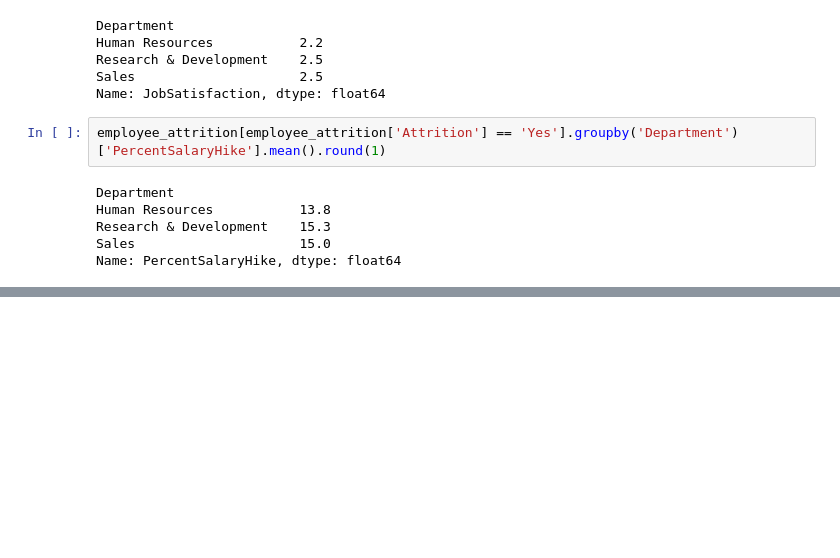
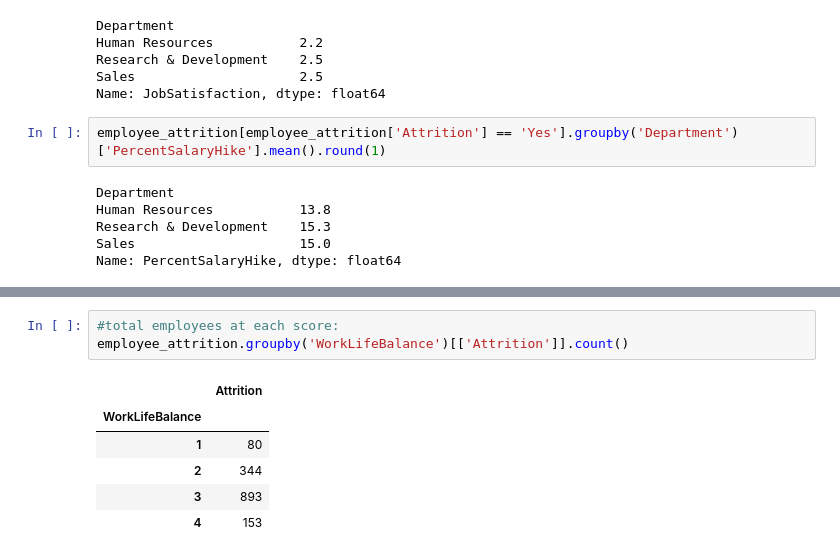
Before and after one commit to netashtayer94-tech/Final-Project---Python, a Jupyter notebook: Python_Final_Project.ipynb, the cells around one changed output, grey strips where cells are left out. Saved outputs shown, nothing was run; the diff lists cells and outputs as text; blank space fills up the shorter version.

```diff
--- a/Python_Final_Project.ipynb
+++ b/Python_Final_Project.ipynb
@@ -112,0 +194,10 @@ employee_attrition[employee_attrition['Attrition'] == 'Yes'].groupby('Department
+# %%
+#total employees at each score:
+employee_attrition.groupby('WorkLifeBalance')[['Attrition']].count()
+# %% [output]
+|  | Attrition |
+| WorkLifeBalance |  |
+| 1 | 80 |
+| 2 | 344 |
+| 3 | 893 |
+| 4 | 153 |
```
Also changed, not shown: parts of 15 cells of this notebook.
